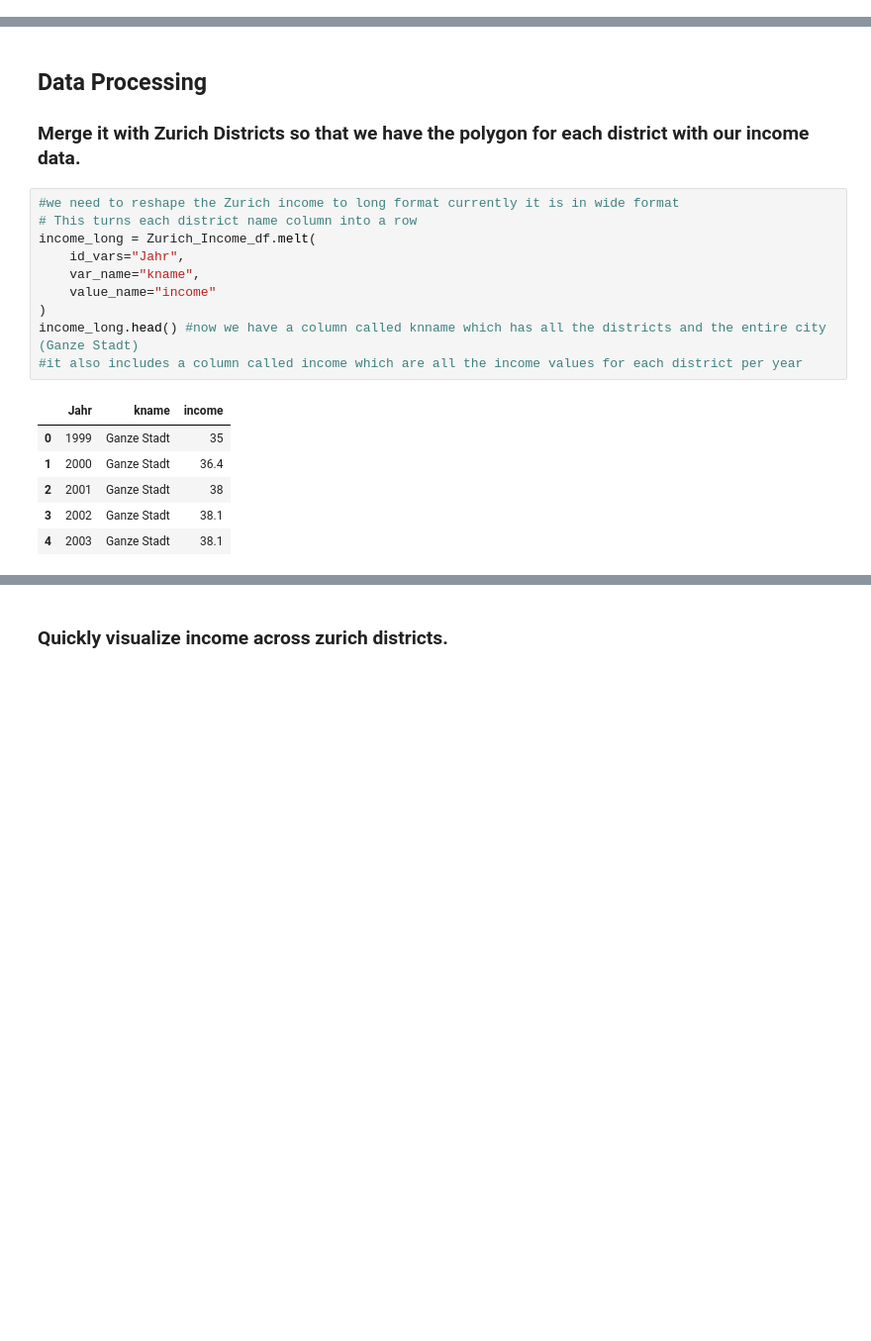
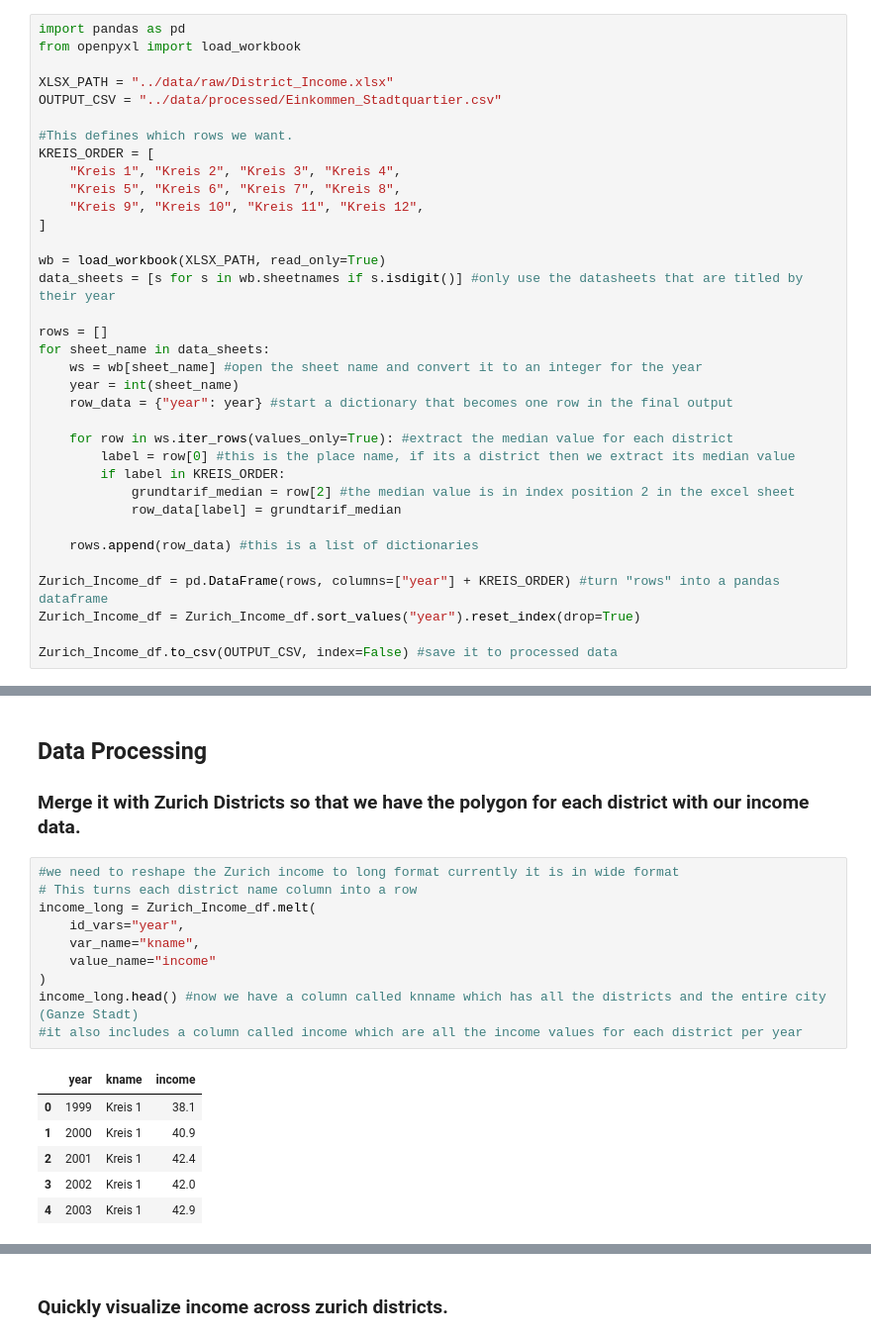
Before and after one commit to staehelinhenrimax-droid/Zurich_Heat, a Jupyter notebook: Notebooks/Worfklow.ipynb, the cells around one changed output, grey strips where cells are left out. Shown at 99% size. Cells and saved outputs as stored; diff of their text form; blank space fills up the shorter version.

Commit message:
create income csv programmatically, add links to readme

```diff
--- a/Notebooks/Worfklow.ipynb
+++ b/Notebooks/Worfklow.ipynb
@@ -271,3 +268,38 @@ Zurich_Income_df = load_spatial_data("../data/raw/Einkommen_Stadtquartier.csv")
+# %%
+import pandas as pd
+from openpyxl import load_workbook
+
+XLSX_PATH = "../data/raw/District_Income.xlsx"
+OUTPUT_CSV = "../data/processed/Einkommen_Stadtquartier.csv"
+
+#This defines which rows we want.
+KREIS_ORDER = [
+    "Kreis 1", "Kreis 2", "Kreis 3", "Kreis 4",
+    "Kreis 5", "Kreis 6", "Kreis 7", "Kreis 8",
+    "Kreis 9", "Kreis 10", "Kreis 11", "Kreis 12",
+]
+
+wb = load_workbook(XLSX_PATH, read_only=True)
+data_sheets = [s for s in wb.sheetnames if s.isdigit()] #only use the datasheets that are titled by their year
+
+rows = []
+for sheet_name in data_sheets:
+    ws = wb[sheet_name] #open the sheet name and convert it to an integer for the year
+    year = int(sheet_name)
+    row_data = {"year": year} #start a dictionary that becomes one row in the final output
+
+    for row in ws.iter_rows(values_only=True): #extract the median value for each district
+        label = row[0] #this is the place name, if its a district then we extract its median value
+        if label in KREIS_ORDER:
+            grundtarif_median = row[2] #the median value is in index position 2 in the excel sheet
+            row_data[label] = grundtarif_median
+
+    rows.append(row_data) #this is a list of dictionaries
+
+Zurich_Income_df = pd.DataFrame(rows, columns=["year"] + KREIS_ORDER) #turn "rows" into a pandas dataframe
+Zurich_Income_df = Zurich_Income_df.sort_values("year").reset_index(drop=True)
+
+Zurich_Income_df.to_csv(OUTPUT_CSV, index=False) #save it to processed data
 # %%
 Zurich_Income_df.head()
 # %% [output]
@@ -283,20 +315,20 @@ Zurich_Income_df.head()
 # %%
 #we need to reshape the Zurich income to long format currently it is in wide format
 # This turns each district name column into a row
 income_long = Zurich_Income_df.melt(
-    id_vars="Jahr",
+    id_vars="year",
     var_name="kname",
     value_name="income"
 )
 income_long.head() #now we have a column called knname which has all the districts and the entire city (Ganze Stadt)
 #it also includes a column called income which are all the income values for each district per year
 # %% [output]
-|  | Jahr | kname | income |
-| 0 | 1999 | Ganze Stadt | 35 |
-| 1 | 2000 | Ganze Stadt | 36.4 |
-| 2 | 2001 | Ganze Stadt | 38 |
-| 3 | 2002 | Ganze Stadt | 38.1 |
-| 4 | 2003 | Ganze Stadt | 38.1 |
+|  | year | kname | income |
+| 0 | 1999 | Kreis 1 | 38.1 |
+| 1 | 2000 | Kreis 1 | 40.9 |
+| 2 | 2001 | Kreis 1 | 42.4 |
+| 3 | 2002 | Kreis 1 | 42.0 |
+| 4 | 2003 | Kreis 1 | 42.9 |
 # %%
 # Merge on district name — both files use "kname" as the key
 Zurich_gdf = Zurich_Districts_gdf.merge(income_long, on="kname", how="left")
```
Also changed, not shown: parts of 12 cells of this notebook, 7 other files.
